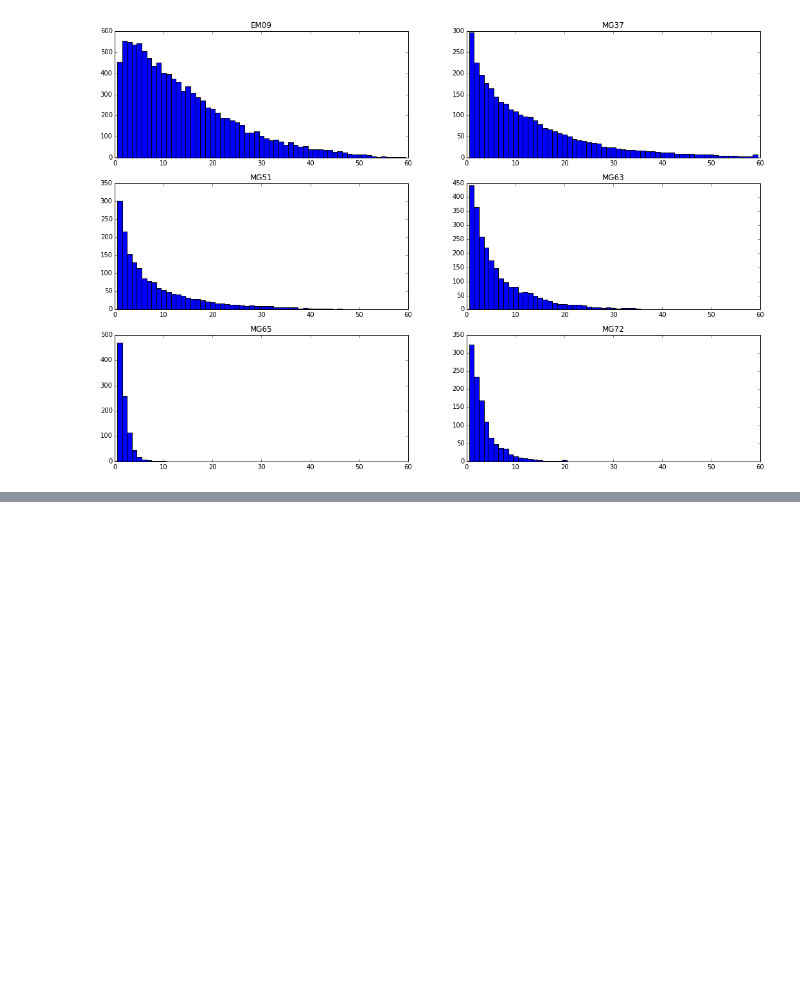
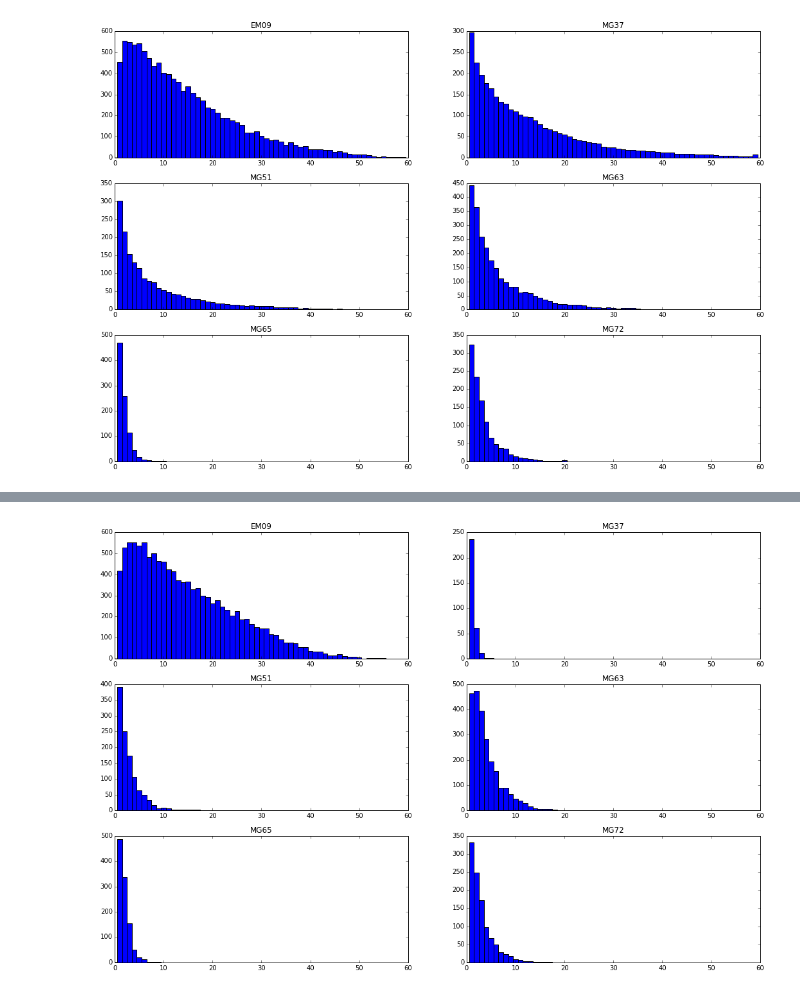
Before and after one commit to gpiantoni/spgr, a Jupyter notebook: main.ipynb, the cells around one changed output, grey strips where cells are left out. Saved outputs shown, nothing was run; the diff lists cells and outputs as text; code cells hidden in the pictures; blank space fills up the shorter version.

```diff
--- a/main.ipynb
+++ b/main.ipynb
@@ -203,11 +187,3 @@ for ax, subj, spindles in zip(subp.flatten(), all_subj, all_spindles):
     ax.hist(dist, bins=100, align='left')
     ax.set_title(subj)
     print('probability: {0:.9f}'.format(sum(ov <= dist) / n_rpt))
-# %%
-subj_idx = 0
-spindles = all_spindles[subj_idx]
-
-s = asarray([x['start_time'] for x in spindles])
-e = asarray([x['end_time'] for x in spindles])
-
-estimate_overlap(s, e)
@@ -236,0 +207,15 @@ for ax, subj, spindles in zip(subp.flatten(), all_subj, all_spindles):
+# %%
+detection_options = {'frequency': (11, 18),
+                      'method': 'hilbert',
+                      'threshold': 'maxima',
+                      'threshold_options': {'peak_width': 3, 'select_width': 1},
+                      'criteria': {'peak_in_fft': {'length': 1, 'dryrun': False}}
+                     }
+
+def calc_spindle(subj):
+    return calc_spindle_values(subj,
+                               detection_options=detection_options,
+                               ref_to_avg=True)
+
+with Pool(6) as pool:
+    all_spindles = pool.map(calc_spindle, all_subj)
@@ -236,0 +229,15 @@ for ax, subj, spindles in zip(subp.flatten(), all_subj, all_spindles):
+# %%
+f, subp = subplots(3, 2, figsize=(18, 12))
+
+x_lim = (0, 60)
+
+for ax, subj, spindles in zip(subp.flatten(), all_subj, all_spindles):
+    s = asarray([x['start_time'] for x in spindles])
+    e = asarray([x['end_time'] for x in spindles])
+    ov = estimate_overlap(s, e)
+    ax.hist(sum(ov, axis=1), bins=(x_lim[1] - x_lim[0]),
+            range=x_lim, align='left')
+    ax.set_title(subj)
+    ax.set_xlim(x_lim)
+# %% [output]
+[figure, added]
```
Also changed, not shown: parts of 9 cells of this notebook.
